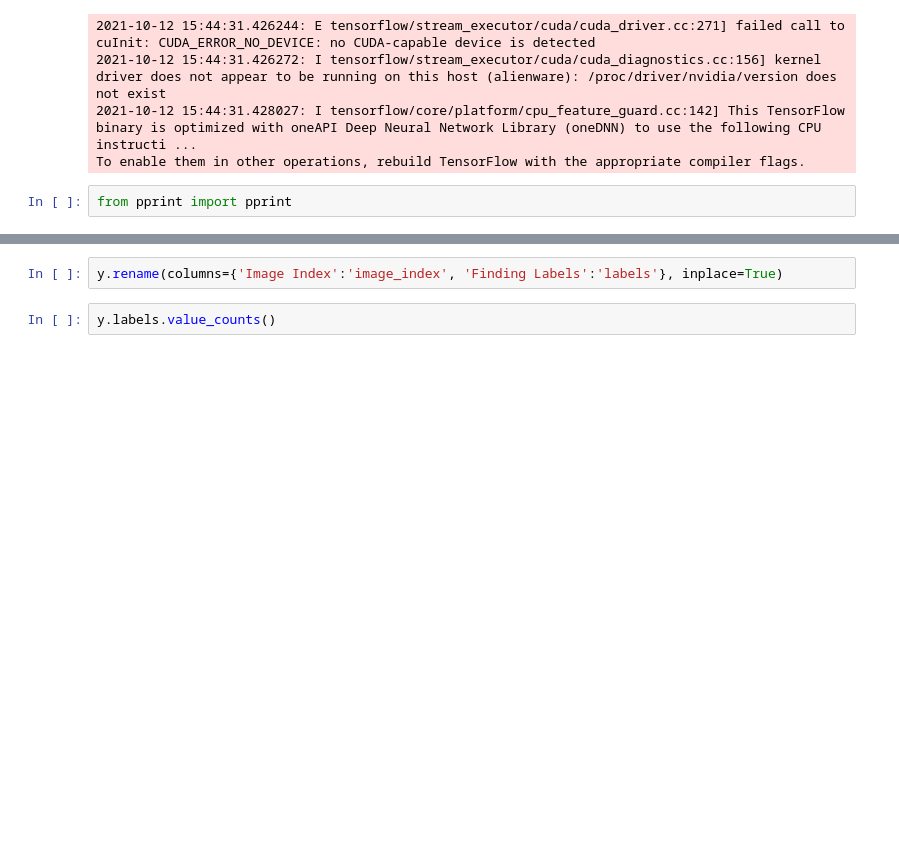
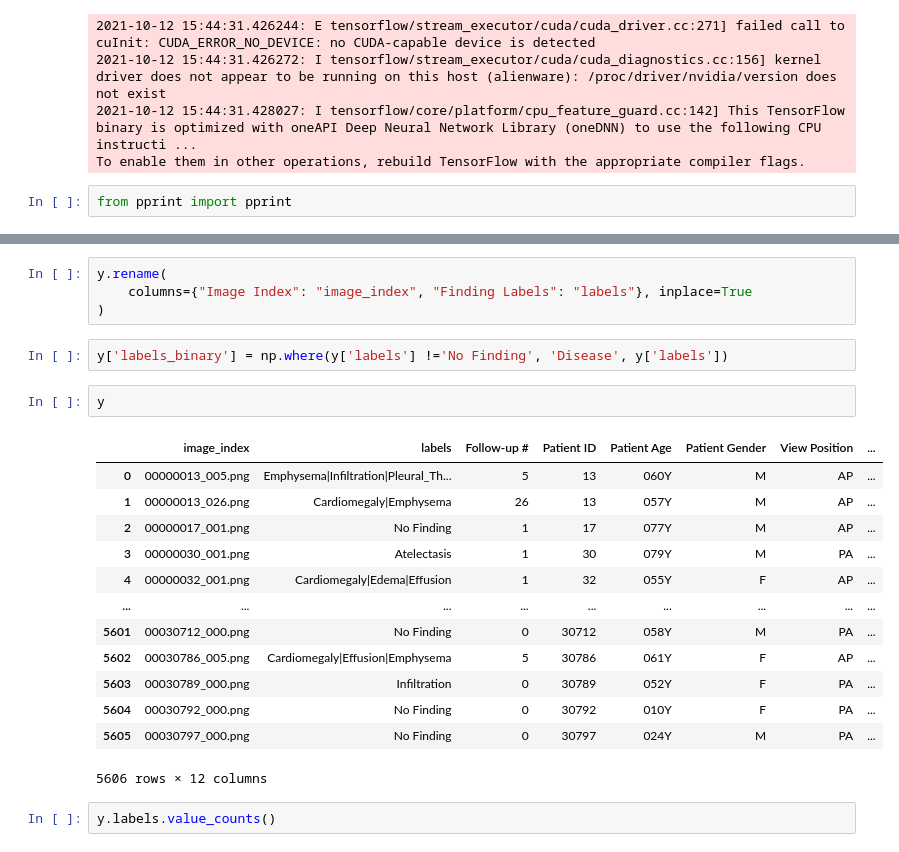
Before and after one commit to Giovita/xray-exam-diagnosis-cnn, a Jupyter notebook: notebooks/santiago-giovagnoli/DataExploration.ipynb, the cells around one changed output, grey strips where cells are left out. Cells and saved outputs as stored; diff of their text form; blank space fills up the shorter version.

```diff
--- a/notebooks/santiago-giovagnoli/DataExploration.ipynb
+++ b/notebooks/santiago-giovagnoli/DataExploration.ipynb
@@ -225,5 +223,25 @@ for idx, picture in enumerate(img_ds.as_numpy_iterator()):
 # %%
-y.rename(columns={'Image Index':'image_index', 'Finding Labels':'labels'}, inplace=True)
+y.rename(
+    columns={"Image Index": "image_index", "Finding Labels": "labels"}, inplace=True
+)
+# %%
+y['labels_binary'] = np.where(y['labels'] !='No Finding', 'Disease', y['labels'])
+# %%
+y
+# %% [output]
+|  | image_index | labels | Follow-up # | Patient ID | Patient Age | Patient Gender | View Position | ... |
+| 0 | 00000013_005.png | Emphysema|Infiltration|Pleural_Th... | 5 | 13 | 060Y | M | AP | ... |
+| 1 | 00000013_026.png | Cardiomegaly|Emphysema | 26 | 13 | 057Y | M | AP | ... |
+| 2 | 00000017_001.png | No Finding | 1 | 17 | 077Y | M | AP | ... |
+| 3 | 00000030_001.png | Atelectasis | 1 | 30 | 079Y | M | PA | ... |
+| 4 | 00000032_001.png | Cardiomegaly|Edema|Effusion | 1 | 32 | 055Y | F | AP | ... |
+| ... | ... | ... | ... | ... | ... | ... | ... | ... |
+| 5601 | 00030712_000.png | No Finding | 0 | 30712 | 058Y | M | PA | ... |
+| 5602 | 00030786_005.png | Cardiomegaly|Effusion|Emphysema | 5 | 30786 | 061Y | F | AP | ... |
+| 5603 | 00030789_000.png | Infiltration | 0 | 30789 | 052Y | F | PA | ... |
+| 5604 | 00030792_000.png | No Finding | 0 | 30792 | 010Y | F | PA | ... |
+| 5605 | 00030797_000.png | No Finding | 0 | 30797 | 024Y | M | PA | ... |
+5606 rows × 12 columns
 # %%
 y.labels.value_counts()
 # %% [output]
```
Also changed, not shown: parts of 27 cells of this notebook, 2 other files.
